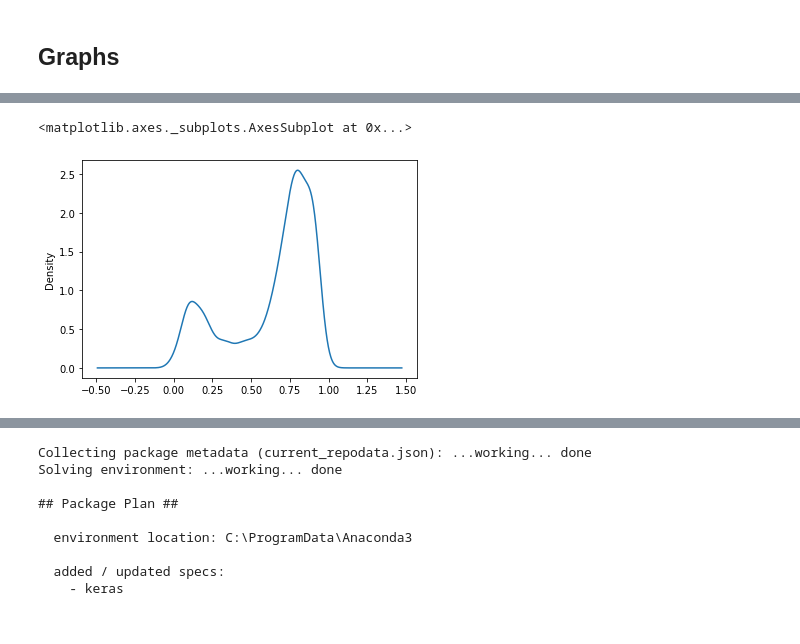
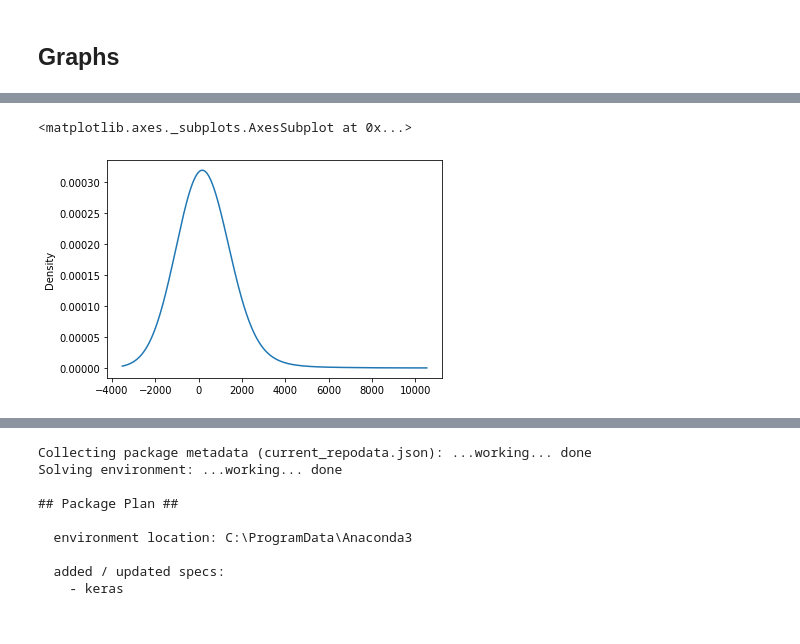
Before and after one commit to Shrikantsamarth/optimization-of-warehouses-by-implementation-of-machine-learning-methodologies, a Jupyter notebook: Thessis/Blowout Prediction.ipynb, the cells around one changed output, grey strips where cells are left out. Saved outputs shown, nothing was run; the diff lists cells and outputs as text; code cells hidden in the pictures.

```diff
--- a/Thessis/Blowout Prediction.ipynb
+++ b/Thessis/Blowout Prediction.ipynb
@@ -70,5 +75,5 @@ from scipy.stats import norm
 # %%
-data[ ["Price(USD)", "Inventory", "weight(lb)", "SaleRate"]].plot.kde()
+data["Price(USD)"].plot.kde(bw_method=2)
 # %% [output]
 <matplotlib.axes._subplots.AxesSubplot at 0x...>
-[figure, old version]
+[figure, new version]
```
Also changed, not shown: parts of 4 cells of this notebook.
